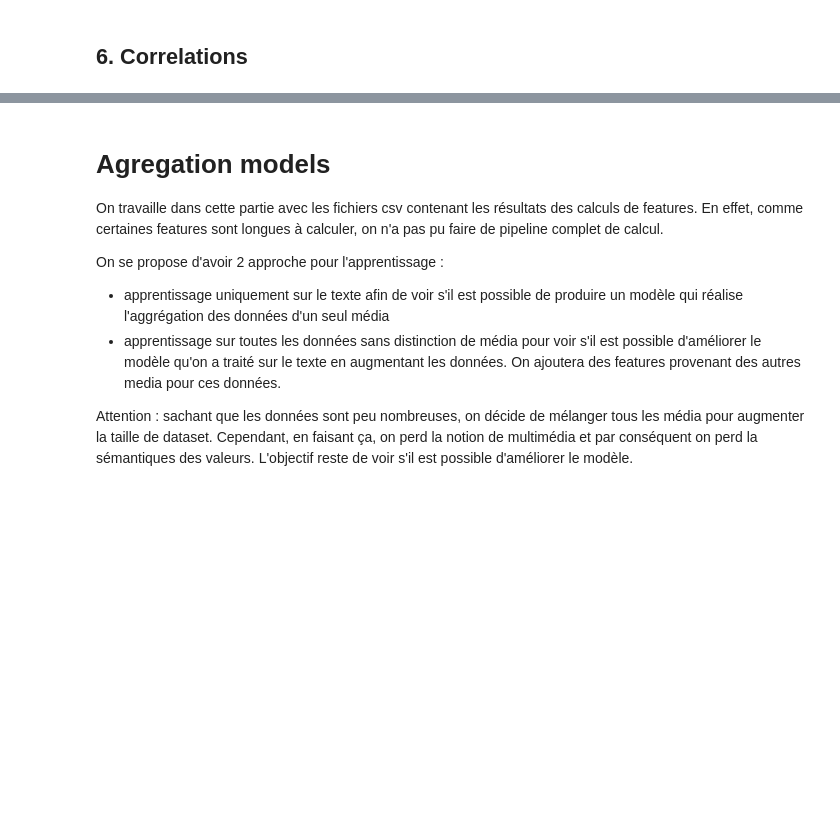
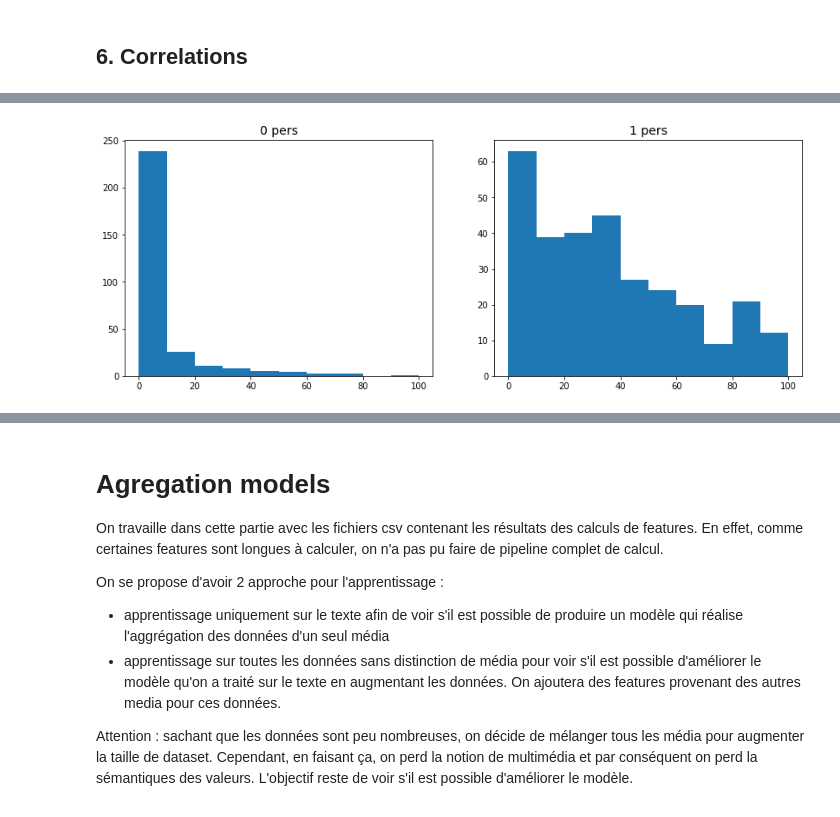
Before and after one commit to vincentnam/Project-Archean, a Jupyter notebook: ChallengeM2SID_2019.ipynb, the cells around one changed output, grey strips where cells are left out. Cells and saved outputs as stored; diff of their text form; code cells hidden in the pictures; blank space fills up the shorter version.

```diff
--- a/ChallengeM2SID_2019.ipynb
+++ b/ChallengeM2SID_2019.ipynb
@@ -3738,0 +3937,11 @@ df_video
+# %%
+plt.figure(figsize=(14, 5))
+plt.subplot(1,2,1)
+plt.title('0 pers', fontsize = 14)
+plt.hist(new_feat_video['0 pers'])
+plt.subplot(1,2,2)
+plt.title('1 pers', fontsize = 14)
+plt.hist(new_feat_video['1 pers'])
+plt.show()
+# %% [output]
+[figure, added]
```
Also changed, not shown: parts of 48 cells of this notebook.
